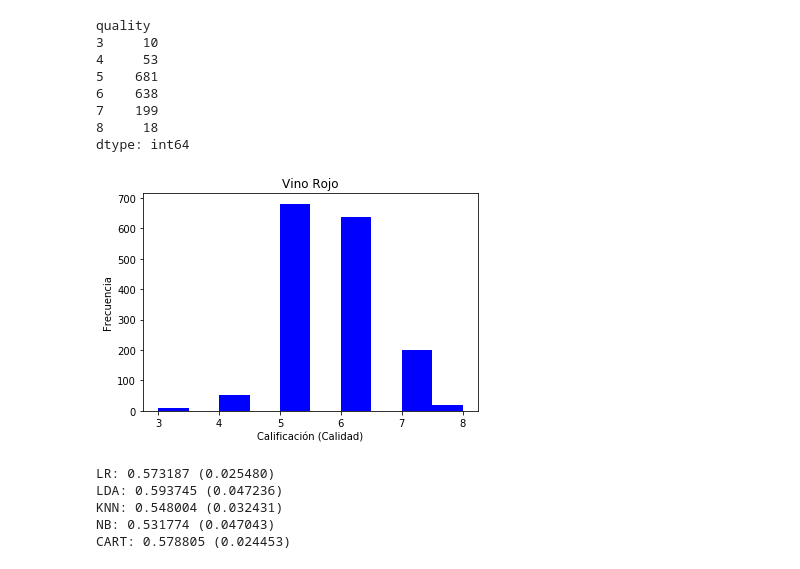
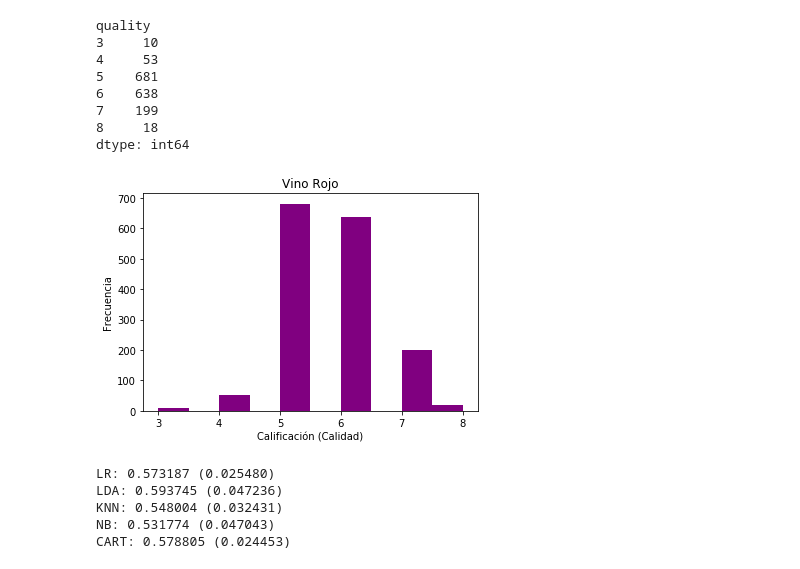
Before and after one commit to adborja/maestria-analitica_predictiva, a Jupyter notebook: talleres/python/wine_quality/red_wine_quality.ipynb, the cells around one changed output. Saved outputs shown, nothing was run; the diff lists cells and outputs as text; code cells hidden in the pictures.

```diff
--- a/talleres/python/wine_quality/red_wine_quality.ipynb
+++ b/talleres/python/wine_quality/red_wine_quality.ipynb
@@ -108,14 +108,14 @@ dtype: int64
 # %%
 # Distribución de las clases y su frecuencia
 quality = dataset['quality']
-plt.hist(quality, color = 'b')
+plt.hist(quality, color = 'purple')
 plt.xlabel('Calificación (Calidad)')
 plt.ylabel('Frecuencia')
 plt.xticks(range(3, 9))
 plt.title('Vino Rojo')
 plt.show()
 # %% [output]
-[figure, old version]
+[figure, new version]
 # %%
 # Cross-validation para seleccionar los datos
 from sklearn.cross_validation import train_test_split
```
